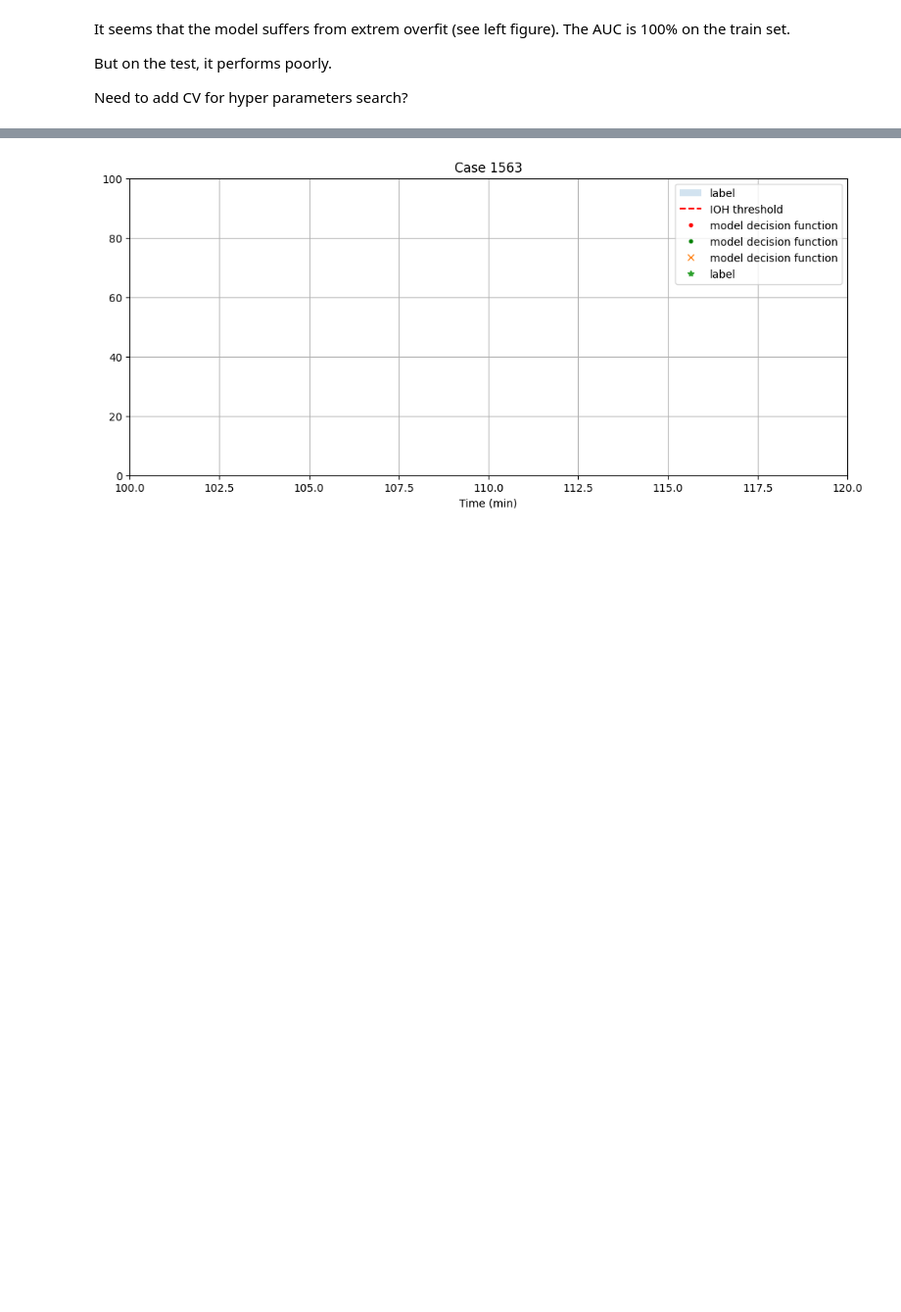
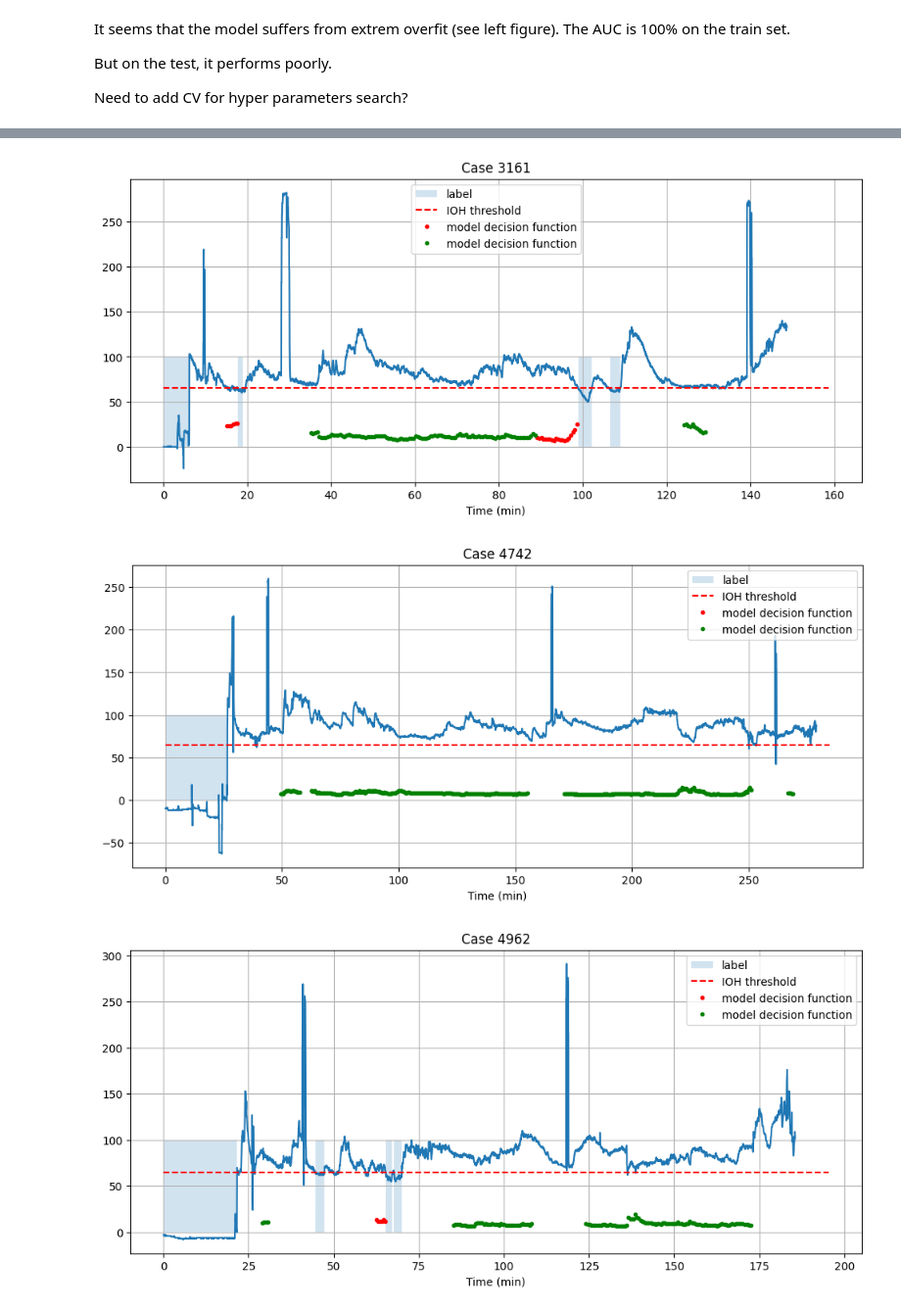
Before and after one commit to BobAubouin/hypotension_pred, a Jupyter notebook: scripts/experiments/xgboost_model.ipynb, the cells around one changed output, grey strips where cells are left out. Shown at 98% size. Cells and saved outputs as stored; diff of their text form; code cells hidden in the pictures; blank space fills up the shorter version.

```diff
--- a/scripts/experiments/xgboost_model.ipynb
+++ b/scripts/experiments/xgboost_model.ipynb
@@ -32,3 +32,12 @@ data.preop_htn = data.preop_htn.astype(int)
 
 train = data[data['split'] == "train"]
 test = data[data['split'] == "test"]
+
+train_case_label = train.groupby("caseid").agg(
+                segment_count=("label", "count"),
+                label_count=("label", "sum"),
+            )
+
+
+
+train_cv_split = create_balanced_cv(train_case_label, nb_max_iter=100000)
@@ -75,7 +88,7 @@ else:
     # creat an optuna study
     study = optuna.create_study(direction="maximize")
     study.optimize(
-        lambda trial: objective_xgboost(trial, train, FEATURE_NAME),
+        lambda trial: objective_xgboost(trial, train, FEATURE_NAME, train_cv_split),
         n_trials=100,
         show_progress_bar=True,
     )
@@ -234,37 +247,37 @@ for case in cases:
     # raw_case = raw_case[(np.cumsum(case_valid_mask) > 0) & (np.cumsum(case_valid_mask[::-1])[::-1] > 0)]
 
     raw_case.Time = pd.to_timedelta(raw_case.Time, unit="s")
     raw_case.set_index('Time', inplace=True)
     raw_case = raw_case.resample('2s').first()
     raw_case= label_caseid(raw_case, 2)
 
     segment_data = test[test['caseid'] == case]
 
     segment_data = segment_data.dropna(subset=FEATURE_NAME)
     x_test = segment_data[FEATURE_NAME]
     y_pred = model.predict(xgb.DMatrix(x_test))
 
     plt.figure(figsize=(12, 5))
     plt.fill_between(raw_case.index.seconds /60, np.zeros(len(raw_case.index)), raw_case.label*100, label='label', alpha=0.2)
     plt.plot(raw_case.index.seconds /60, raw_case['mbp'])
     plt.hlines(65, raw_case.index.seconds[0]/60, raw_case.index.seconds[-1]/60, color='r', linestyle='--', label='IOH threshold')
 
     #plot in red point labeled as IOH
     plt.plot(segment_data[segment_data.label>0].time / np.timedelta64(1, 's') /60,y_pred[segment_data.label>0]*100, 'r.', label='model decision function')
     plt.plot(segment_data[segment_data.label==0].time / np.timedelta64(1, 's') /60,y_pred[segment_data.label==0]*100, 'g.', label='model decision function')
 
 
-    plt.plot(segment_data.time / np.timedelta64(1, 's') /60,segment_data.time_before_IOH, 'x', label='model decision function')
-    plt.plot(segment_data.time / np.timedelta64(1, 's') /60, segment_data[f'mbp_ema_10'], '*', label='label')
+    # plt.plot(segment_data.time / np.timedelta64(1, 's') /60,segment_data.time_before_IOH, 'x', label='model decision function')
+
     plt.xlabel('Time (min)')
-    plt.xlim([100, 120])
+    # plt.xlim([100, 120])
     # plt.xlim([235, 245])
-    plt.ylim([0, 100])
+    # plt.ylim([0, 100])
     plt.legend()
     plt.title(f'Case {case}')
     plt.grid()
     plt.show()
-
-    break
 # %% [output]
-[figure, old version]
+[figure, new version]
+[figure, added]
+[figure, added]
```
Also changed, not shown: parts of 8 cells of this notebook, 2 other files.
